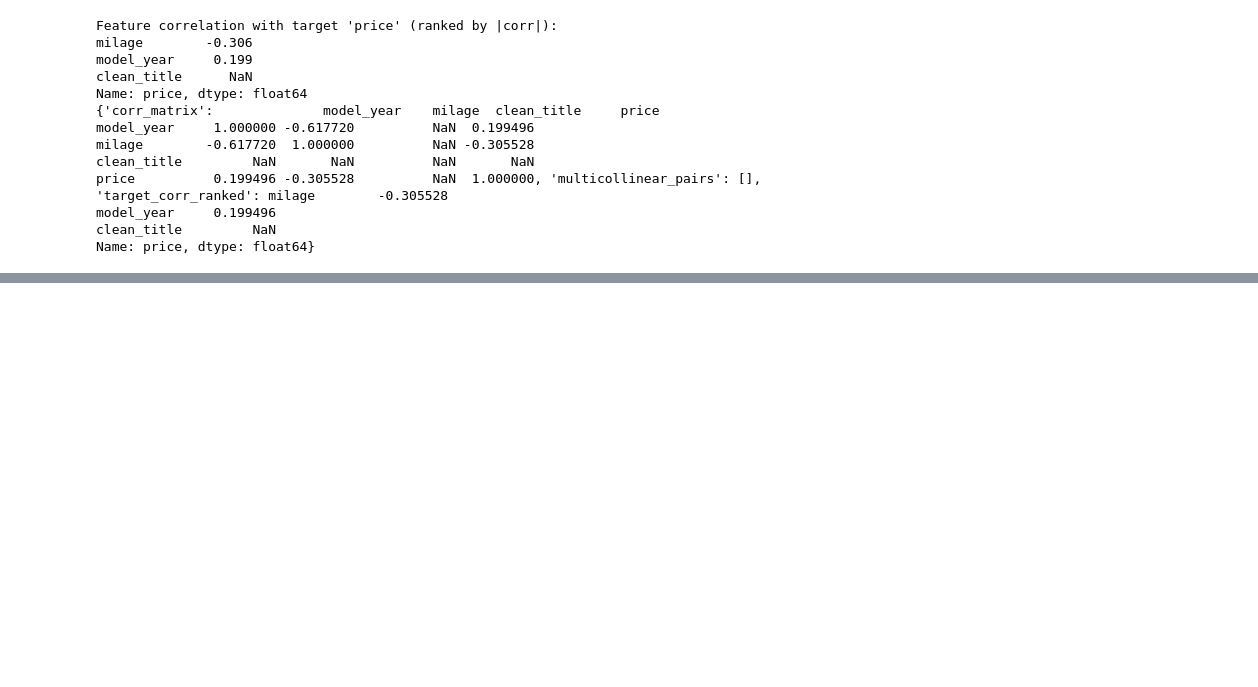
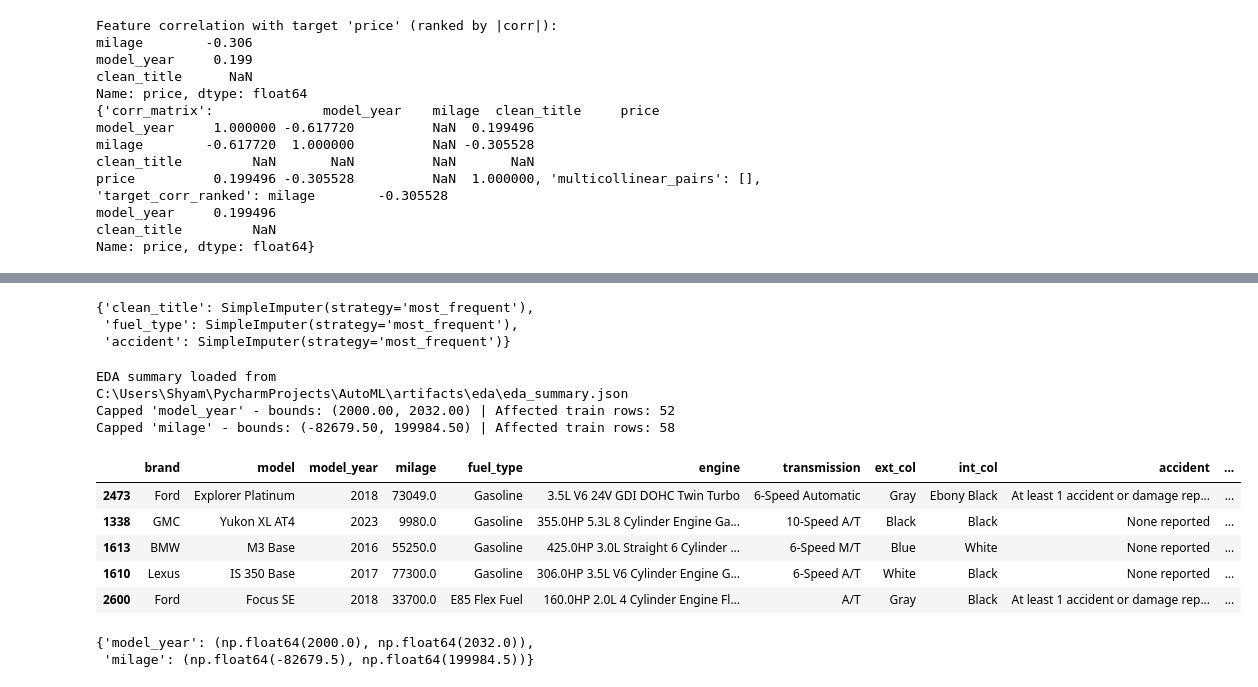
Before and after one commit to Projects-codelive/AutoML, a Jupyter notebook: notebooks/Eda.ipynb, the cells around one changed output, grey strips where cells are left out. Cells and saved outputs as stored; diff of their text form; code cells hidden in the pictures; blank space fills up the shorter version.

```diff
--- a/notebooks/Eda.ipynb
+++ b/notebooks/Eda.ipynb
@@ -640,0 +814,43 @@ Name: price, dtype: float64}
+# %%
+fitted_imputers
+# %% [output]
+{'clean_title': SimpleImputer(strategy='most_frequent'),
+ 'fuel_type': SimpleImputer(strategy='most_frequent'),
+ 'accident': SimpleImputer(strategy='most_frequent')}
+# %%
+# Step 4 — Outlier Treatment (IQR Capping)
+def cap_outliers(x_train, x_test, eda_summary):
+    outlier_report = eda_summary.get("outlier_report", {})
+    capping_bound = {}
+    col = list(outlier_report.keys())
+    for col, stats in outlier_report.items():
+        if col in x_train.columns and stats.get("percentage", 0) > 0:
+            q1, q3 = x_train[col].quantile(0.25), x_train[col].quantile(0.75)
+            iqr = q3 - q1
+            lower, upper = q1 - 1.5 * iqr, q3 + 1.5 * iqr
+            affected_rows = ((x_train[col] < lower) | (x_train[col] > upper)).sum()
+            print(f"Capped '{col}' - bounds: ({lower:.2f}, {upper:.2f}) | Affected train rows: {affected_rows}")
+            capping_bound[col] = (lower, upper)
+            x_train[col] = x_train[col].clip(lower=lower, upper=upper)
+            if col in x_test.columns:
+                x_test[col] = x_test[col].clip(lower=lower, upper=upper)
+    return x_train, x_test, capping_bound
+x_train, x_test, capping_bound = cap_outliers(x_train, x_test, eda_summary=load_eda_summary())
+# %% [output]
+EDA summary loaded from C:\Users\Shyam\PycharmProjects\AutoML\artifacts\eda\eda_summary.json
+Capped 'model_year' - bounds: (2000.00, 2032.00) | Affected train rows: 52
+Capped 'milage' - bounds: (-82679.50, 199984.50) | Affected train rows: 58
+# %%
+x_train.head()
+# %% [output]
+|  | brand | model | model_year | milage | fuel_type | engine | transmission | ext_col | int_col | accident | ... |
+| 2473 | Ford | Explorer Platinum | 2018 | 73049.0 | Gasoline | 3.5L V6 24V GDI DOHC Twin Turbo | 6-Speed Automatic | Gray | Ebony Black | At least 1 accident or damage rep... | ... |
+| 1338 | GMC | Yukon XL AT4 | 2023 | 9980.0 | Gasoline | 355.0HP 5.3L 8 Cylinder Engine Ga... | 10-Speed A/T | Black | Black | None reported | ... |
+| 1613 | BMW | M3 Base | 2016 | 55250.0 | Gasoline | 425.0HP 3.0L Straight 6 Cylinder ... | 6-Speed M/T | Blue | White | None reported | ... |
+| 1610 | Lexus | IS 350 Base | 2017 | 77300.0 | Gasoline | 306.0HP 3.5L V6 Cylinder Engine G... | 6-Speed A/T | White | Black | None reported | ... |
+| 2600 | Ford | Focus SE | 2018 | 33700.0 | E85 Flex Fuel | 160.0HP 2.0L 4 Cylinder Engine Fl... | A/T | Gray | Black | At least 1 accident or damage rep... | ... |
+# %%
+capping_bound
+# %% [output]
+{'model_year': (np.float64(2000.0), np.float64(2032.0)),
+ 'milage': (np.float64(-82679.5), np.float64(199984.5))}
```
Also changed, not shown: parts of 39 cells of this notebook, 4 other files.
